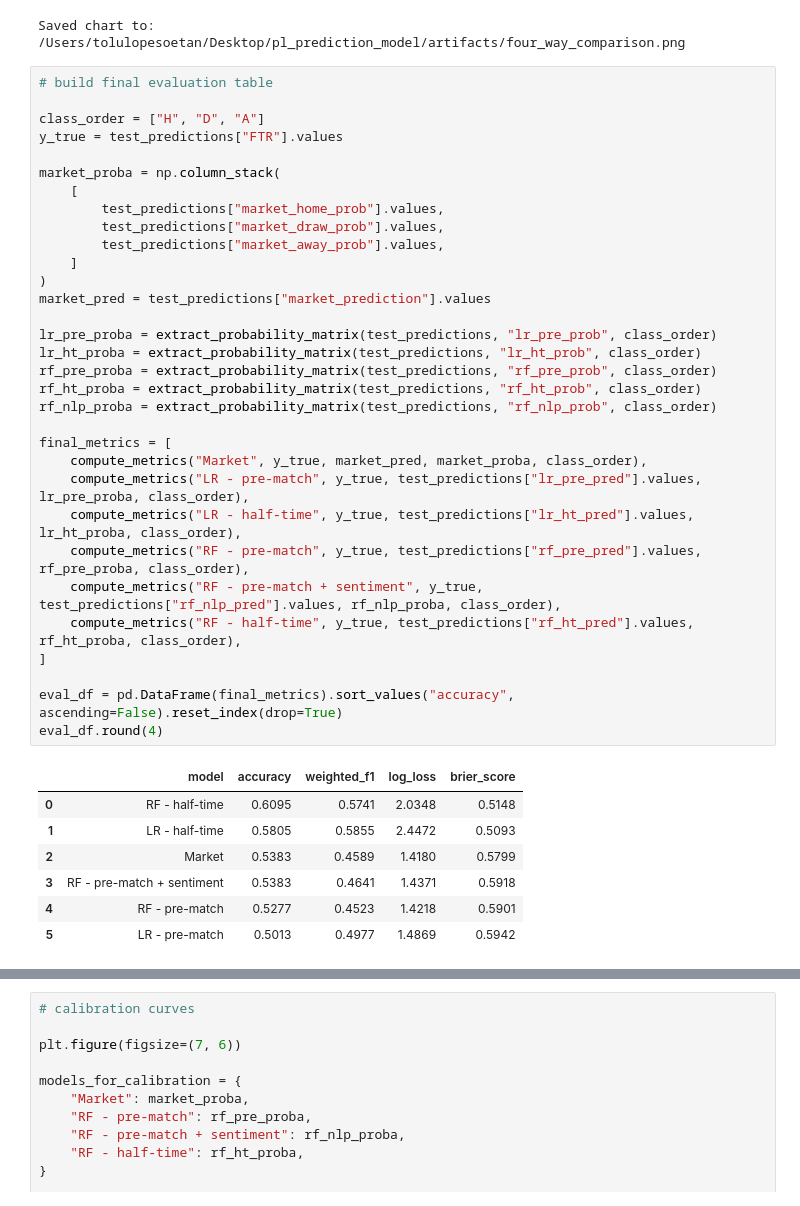
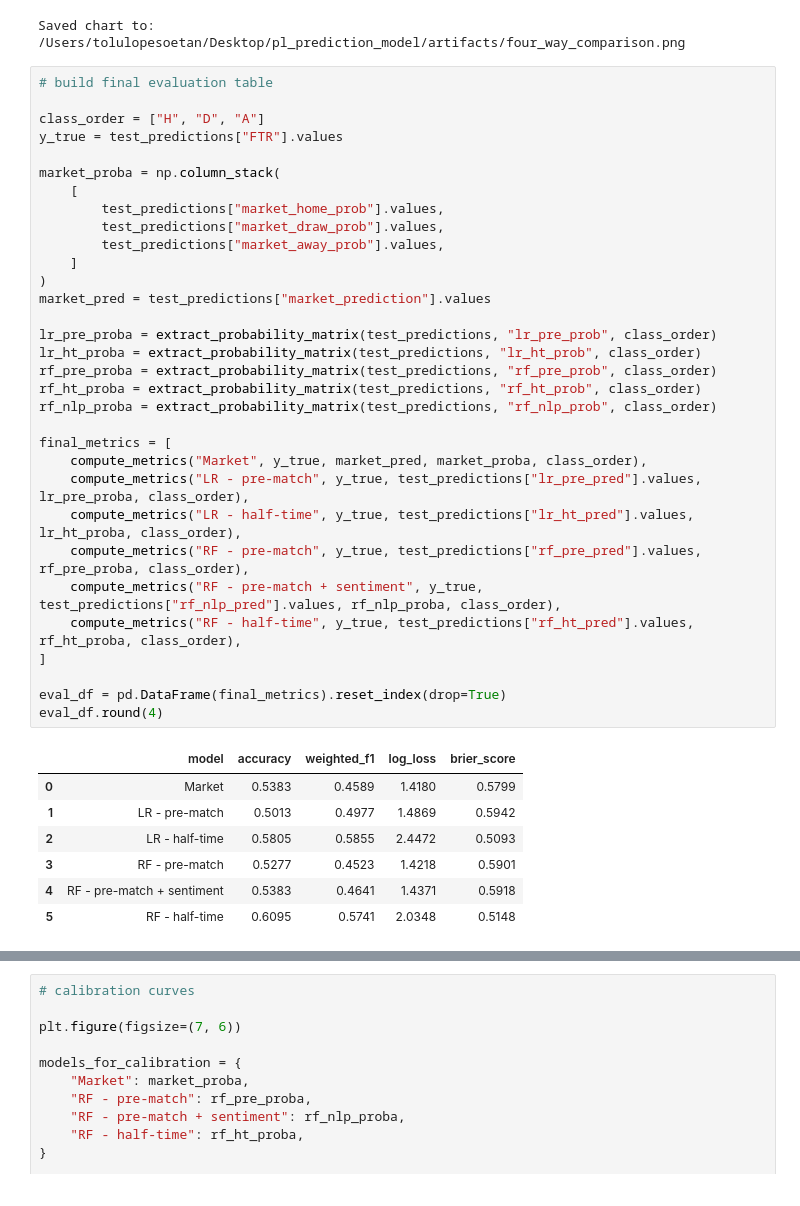
Before and after one commit to tolulopesoetan/pl_prediction_model, a Jupyter notebook: notebooks/03_evaluation_and_results.ipynb, the cells around one changed output, grey strips where cells are left out. Saved outputs shown, nothing was run; the diff lists cells and outputs as text.

```diff
--- a/notebooks/03_evaluation_and_results.ipynb
+++ b/notebooks/03_evaluation_and_results.ipynb
@@ -167,37 +241,37 @@ Saved chart to: /Users/tolulopesoetan/Desktop/pl_prediction_model/artifacts/four
 class_order = ["H", "D", "A"]
 y_true = test_predictions["FTR"].values
 
 market_proba = np.column_stack(
     [
         test_predictions["market_home_prob"].values,
         test_predictions["market_draw_prob"].values,
         test_predictions["market_away_prob"].values,
     ]
 )
 market_pred = test_predictions["market_prediction"].values
 
 lr_pre_proba = extract_probability_matrix(test_predictions, "lr_pre_prob", class_order)
 lr_ht_proba = extract_probability_matrix(test_predictions, "lr_ht_prob", class_order)
 rf_pre_proba = extract_probability_matrix(test_predictions, "rf_pre_prob", class_order)
 rf_ht_proba = extract_probability_matrix(test_predictions, "rf_ht_prob", class_order)
 rf_nlp_proba = extract_probability_matrix(test_predictions, "rf_nlp_prob", class_order)
 
 final_metrics = [
     compute_metrics("Market", y_true, market_pred, market_proba, class_order),
     compute_metrics("LR - pre-match", y_true, test_predictions["lr_pre_pred"].values, lr_pre_proba, class_order),
     compute_metrics("LR - half-time", y_true, test_predictions["lr_ht_pred"].values, lr_ht_proba, class_order),
     compute_metrics("RF - pre-match", y_true, test_predictions["rf_pre_pred"].values, rf_pre_proba, class_order),
     compute_metrics("RF - pre-match + sentiment", y_true, test_predictions["rf_nlp_pred"].values, rf_nlp_proba, class_order),
     compute_metrics("RF - half-time", y_true, test_predictions["rf_ht_pred"].values, rf_ht_proba, class_order),
 ]
 
-eval_df = pd.DataFrame(final_metrics).sort_values("accuracy", ascending=False).reset_index(drop=True)
+eval_df = pd.DataFrame(final_metrics).reset_index(drop=True)
 eval_df.round(4)
 # %% [output]
 |  | model | accuracy | weighted_f1 | log_loss | brier_score |
-| 0 | RF - half-time | 0.6095 | 0.5741 | 2.0348 | 0.5148 |
-| 1 | LR - half-time | 0.5805 | 0.5855 | 2.4472 | 0.5093 |
-| 2 | Market | 0.5383 | 0.4589 | 1.4180 | 0.5799 |
-| 3 | RF - pre-match + sentiment | 0.5383 | 0.4641 | 1.4371 | 0.5918 |
-| 4 | RF - pre-match | 0.5277 | 0.4523 | 1.4218 | 0.5901 |
-| 5 | LR - pre-match | 0.5013 | 0.4977 | 1.4869 | 0.5942 |
+| 0 | Market | 0.5383 | 0.4589 | 1.4180 | 0.5799 |
+| 1 | LR - pre-match | 0.5013 | 0.4977 | 1.4869 | 0.5942 |
+| 2 | LR - half-time | 0.5805 | 0.5855 | 2.4472 | 0.5093 |
+| 3 | RF - pre-match | 0.5277 | 0.4523 | 1.4218 | 0.5901 |
+| 4 | RF - pre-match + sentiment | 0.5383 | 0.4641 | 1.4371 | 0.5918 |
+| 5 | RF - half-time | 0.6095 | 0.5741 | 2.0348 | 0.5148 |
```
Also changed, not shown: parts of 5 cells of this notebook, 5 other files.
